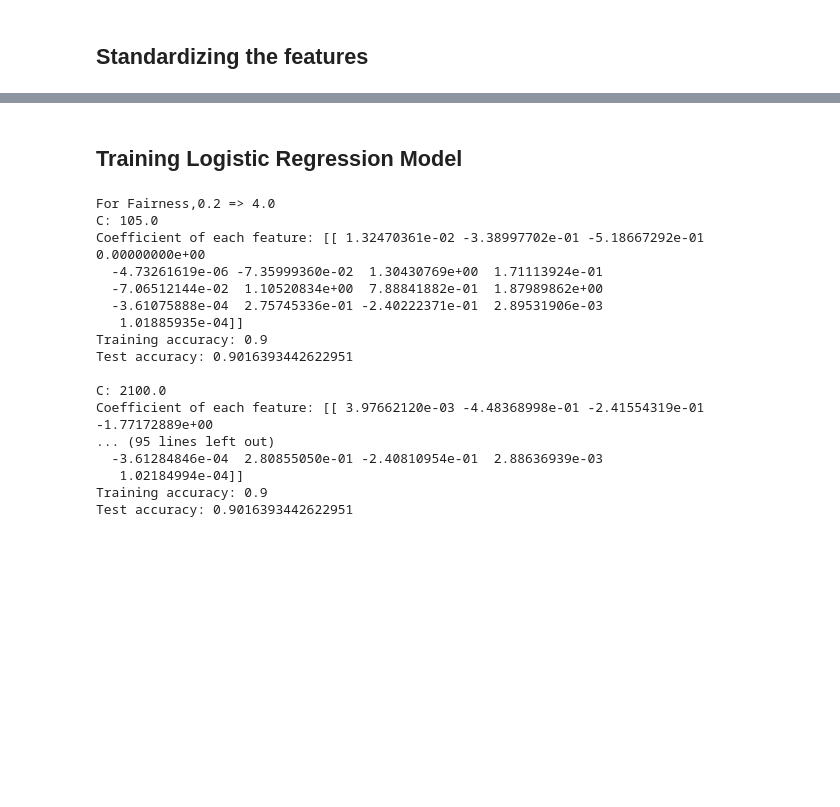
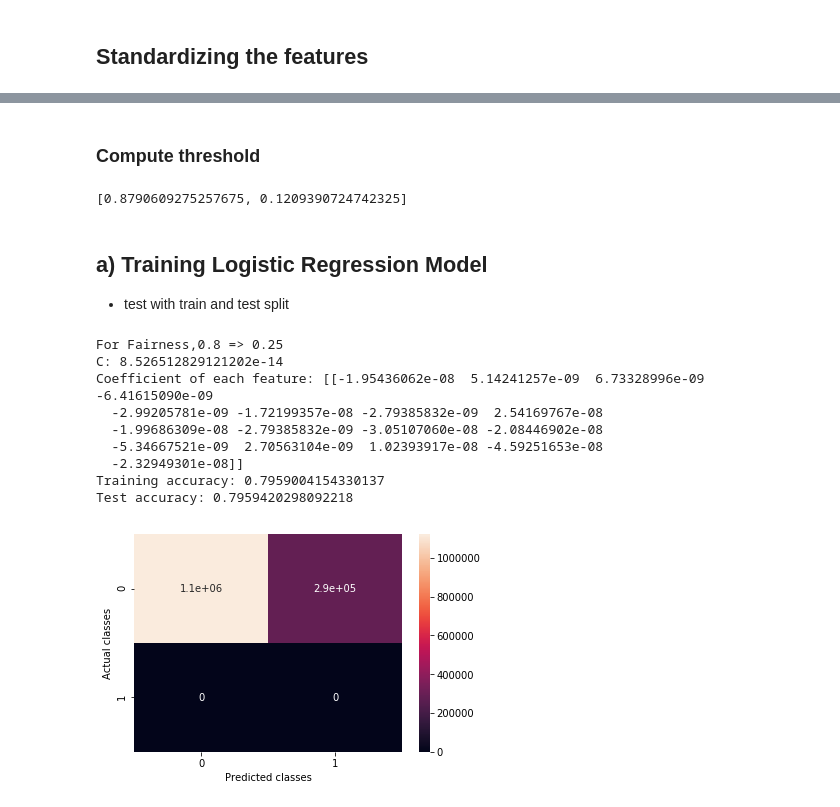
Before and after one commit to miaojiang1987/AI-for-fairness, a Jupyter notebook: classifier.ipynb, the cells around one changed output, grey strips where cells are left out. Saved outputs shown, nothing was run; the diff lists cells and outputs as text; code cells hidden in the pictures; blank space fills up the shorter version.

```diff
--- a/classifier.ipynb
+++ b/classifier.ipynb
@@ -137,8 +148,10 @@ X.head()
 ## Split the data - Train and Test
 Splitting data into 70% training and 30% test data:
 # %%
+split_percent = 0.3
+seed = 10
 X_train, X_test, y_train, y_test = train_test_split(
-    X, y, test_size=0.3, random_state=0)
+    X, y, test_size=split_percent, random_state=seed)
 # %%
 print(f"X_train:{X_train.shape}, X_test: {X_test.shape}")
 # %% [output]
@@ -160,3 +186,5 @@ p_0 = X_train[X_train['PINCP']>20000]
+# %% [markdown]
+### Compute threshold
 # %%
 def compute_t(fairness):
     return (1/fairness) - 1
@@ -163,49 +194,62 @@ def compute_t(fairness):
 # %%
-fairness = [0.2,0.4,0.6,0.8]
-lambdas = [[5,5], [100,100], [1000,1000]]
+fairness = [0.8]
+lambdas = [[1000,1000]]
 # %%
 ## Fairness matrix
 # protected attribute - income
-def get_number(p_set, y, yvalue):
-    row_index = p_set.index
-    result = y.loc[row_index]
-    return float(result[result==yvalue].sum())/y[y==yvalue].sum()
+def get_ratio(p_set, y, yvalue):
+    numerator = len(np.where(y.loc[p_set.index].values==yvalue)[0])
+    total = len(np.where(y_train.values==yvalue)[0])
+    return numerator/total
 
-prior_matrix = [get_number(p_1,y_train,1),get_number(p_0,y_train,1)]
+prior_matrix = [get_ratio(p_1,y_train,1),get_ratio(p_0,y_train,1)]
+print(prior_matrix)
+# %% [output]
+[0.8790609275257675, 0.1209390724742325]
 # %% [markdown]
-## Training Logistic Regression Model
+## a) Training Logistic Regression Model
+
+- test with train and test split
 # %%
 from sklearn.linear_model import LogisticRegression
 
 for f in fairness:
     t = compute_t(f)
     print(f"For Fairness,{f} => {t}")
-    prior1 = prior_matrix[0] - (1/(1+t))
-    prior2 = prior_matrix[1] - (t/(1+t))
+
+    prior1 = (prior_matrix[0] - (1/(1+t)))
+    prior2 = (prior_matrix[1] - (t/(1+t)))
+
     for (l1,l2) in lambdas:
-        c = (l1*prior1 + l2*prior2)
+        c = np.abs(l1*prior1 + l2*prior2)
         clf = LogisticRegression(C=c)
-        clf.fit(X_train, y_train)
+
+        ## Train
+        clf.fit(X_train_std,y_train)
         print('C:', c)
         print('Coefficient of each feature:', clf.coef_)
         print('Training accuracy:', clf.score(X_train, y_train))
-        print('Test accuracy:', clf.score(X_test, y_test))
+
+        ## Test
+        y_pred = clf.predict(X_test)
+        print('Test accuracy:', accuracy_score(y_pred, y_test.values))
+
+
+        cfm = confusion_matrix(y_pred, y_test.values)
+        sns.heatmap(cfm, annot=True)
+        plt.xlabel('Predicted classes')
+        plt.ylabel('Actual classes')
+        plt.show()
+
         print('')
 # %% [output]
-For Fairness,0.2 => 4.0
-C: 105.0
-Coefficient of each feature: [[ 1.32470361e-02 -3.38997702e-01 -5.18667292e-01  0.00000000e+00
-  -4.73261619e-06 -7.35999360e-02  1.30430769e+00  1.71113924e-01
-  -7.06512144e-02  1.10520834e+00  7.88841882e-01  1.87989862e+00
-  -3.61075888e-04  2.75745336e-01 -2.40222371e-01  2.89531906e-03
-   1.01885935e-04]]
-Training accuracy: 0.9
-Test accuracy: 0.9016393442622951
-
-C: 2100.0
-Coefficient of each feature: [[ 3.97662120e-03 -4.48368998e-01 -2.41554319e-01 -1.77172889e+00
-... (95 lines left out)
-  -3.61284846e-04  2.80855050e-01 -2.40810954e-01  2.88636939e-03
-   1.02184994e-04]]
-Training accuracy: 0.9
-Test accuracy: 0.9016393442622951
+For Fairness,0.8 => 0.25
+C: 8.526512829121202e-14
+Coefficient of each feature: [[-1.95436062e-08  5.14241257e-09  6.73328996e-09 -6.41615090e-09
+  -2.99205781e-09 -1.72199357e-08 -2.79385832e-09  2.54169767e-08
+  -1.99686309e-08 -2.79385832e-09 -3.05107060e-08 -2.08446902e-08
+  -5.34667521e-09  2.70563104e-09  1.02393917e-08 -4.59251653e-08
+  -2.32949301e-08]]
+Training accuracy: 0.7959004154330137
+Test accuracy: 0.7959420298092218
+[figure, added]
```
Also changed, not shown: parts of 24 cells of this notebook.
